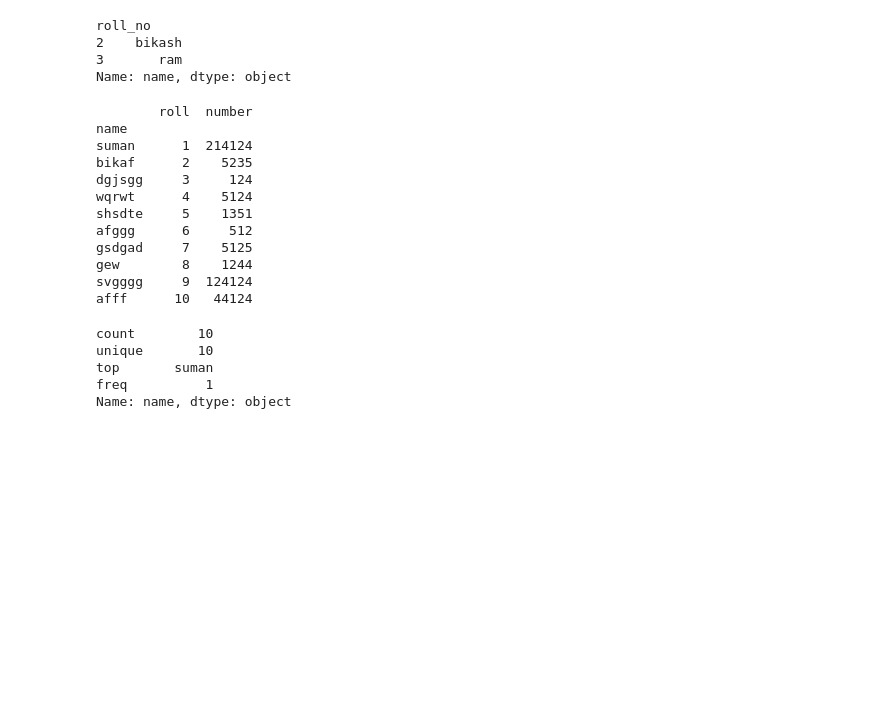
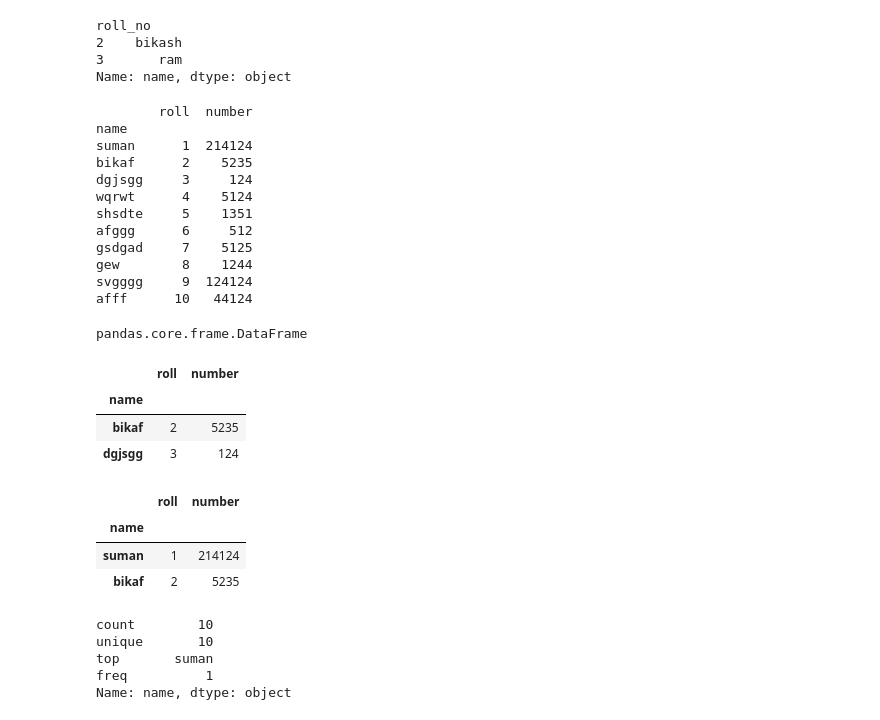
Before and after one commit to Sumangiri1312/Pandas-Practice, a Jupyter notebook: pandas_series.ipynb, the cells around one changed output. Drawn from its saved outputs; the diff is of its cells as text; code cells hidden in the pictures; blank space fills up the shorter version.

Commit message:
update pandas_series

```diff
--- a/pandas_series.ipynb
+++ b/pandas_series.ipynb
@@ -70,6 +88,7 @@ Name: name, dtype: object
 # %%
 std=pd.read_csv('std.csv',index_col='name')
 print(std)
+type(std)
 # %% [output]
         roll  number
 name
@@ -83,6 +102,22 @@ gsdgad     7    5125
 gew        8    1244
 svgggg     9  124124
 afff      10   44124
+pandas.core.frame.DataFrame
+# %%
+std[1:3]
+# %% [output]
+|  | roll | number |
+| name |  |  |
+| bikaf | 2 | 5235 |
+| dgjsgg | 3 | 124 |
+# %%
+std.head()
+std.head(2)
+# %% [output]
+|  | roll | number |
+| name |  |  |
+| suman | 1 | 214124 |
+| bikaf | 2 | 5235 |
 # %%
 student.describe()
 # %% [output]
```
Also changed, not shown: parts of 2 cells of this notebook.
